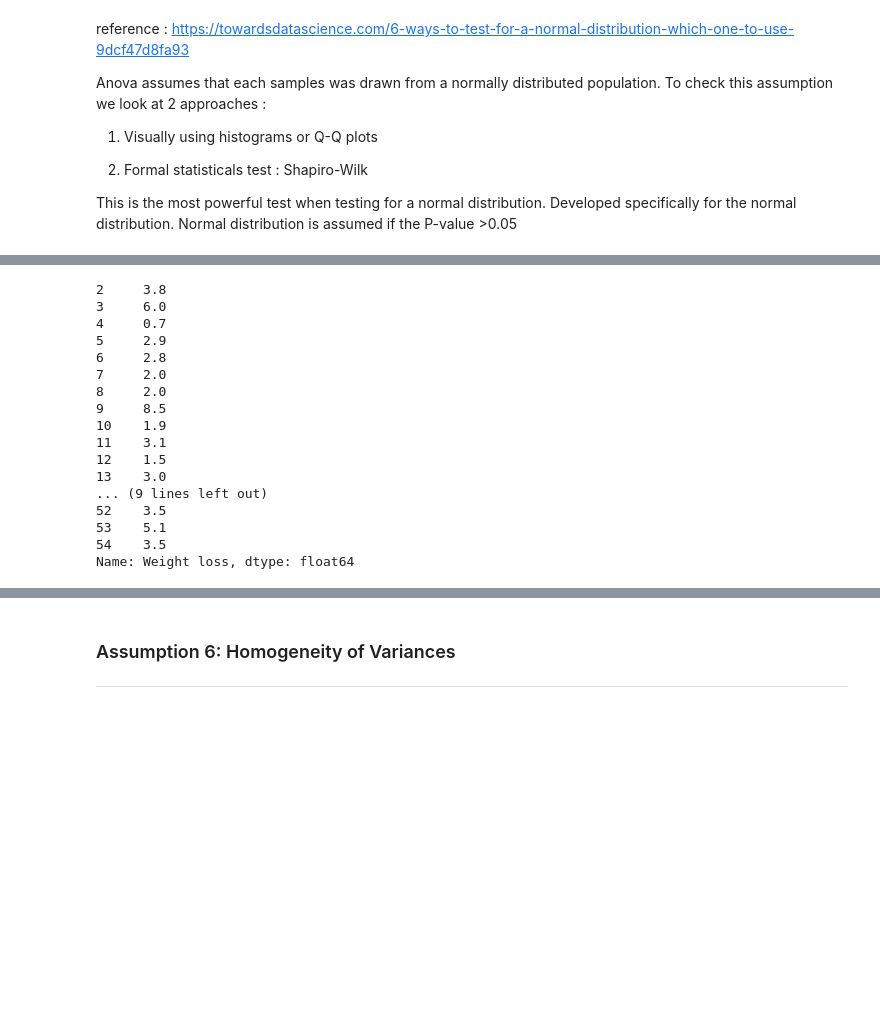
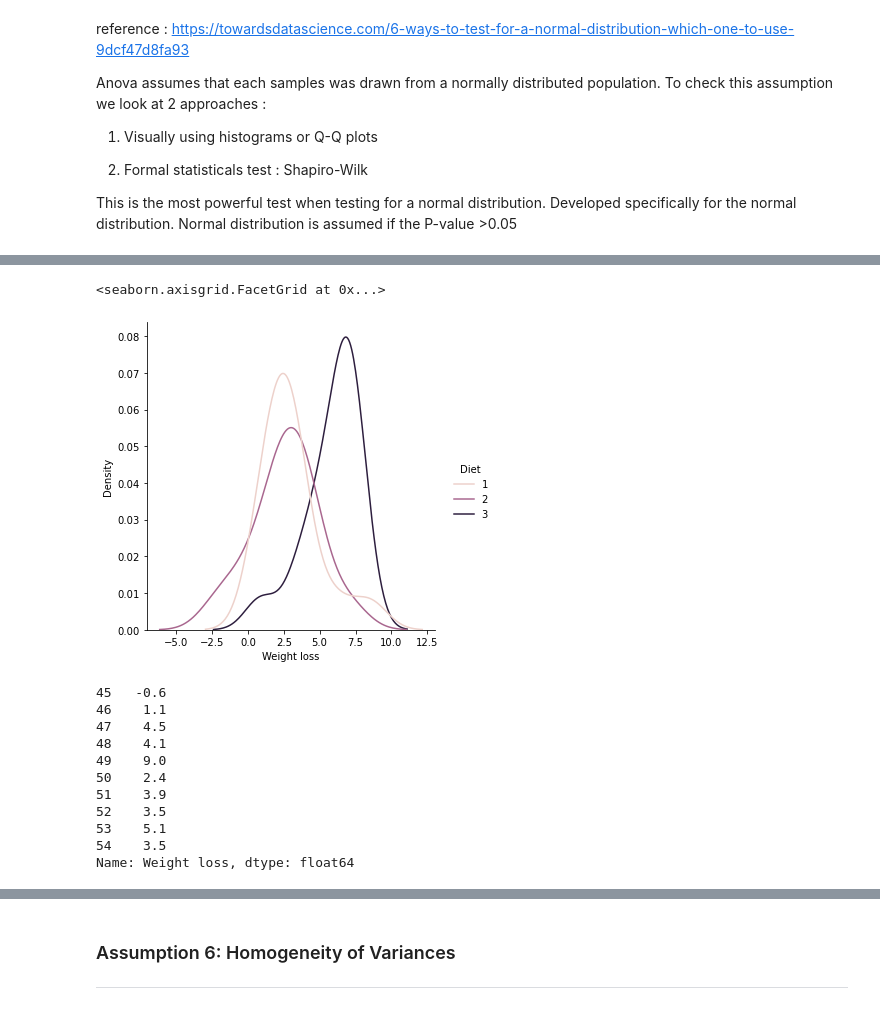
Before and after one commit to MichelleMoran431/Machine-learning-and-Statistics, a Jupyter notebook: Scipy Stats/scipy-stats.ipynb, the cells around one changed output, grey strips where cells are left out. Saved outputs shown, nothing was run; the diff lists cells and outputs as text; code cells hidden in the pictures; blank space fills up the shorter version.

```diff
--- a/Scipy Stats/scipy-stats.ipynb
+++ b/Scipy Stats/scipy-stats.ipynb
@@ -156,0 +250,4 @@ Name: Weight loss, Length: 78, dtype: float64
+# %%
+# The dependent variable.  Gender = Female
+dependentF= df['Weight loss'][df.gender=='0']
+dependentF
@@ -189,0 +327,4 @@ Name: Diet, Length: 78, dtype: int64
+# %%
+# Independent variable. Gender = Female
+independentF = df['Diet'][df.gender=='0']
+independentF
@@ -265,21 +425,21 @@ sns.displot(x=dependent, hue=independent1, kind="kde")
+# %%
+# KDEs of the three categories.
+sns.displot(x=dependentF, hue=independentF, kind="kde")
+# %% [output]
+<seaborn.axisgrid.FacetGrid at 0x...>
+[figure, added]
 # %%
-# Extract the weight losses for diet 1.
-Weightloss_1 = dependent[independent1 == 1]
+# Extract the Male weight losses for diet 1.
+Weightloss_1 = dependentM[independentM == 1]
 Weightloss_1
 # %% [output]
-2     3.8
-3     6.0
-4     0.7
-5     2.9
-6     2.8
-7     2.0
-8     2.0
-9     8.5
-10    1.9
-11    3.1
-12    1.5
-13    3.0
-... (9 lines left out)
+45   -0.6
+46    1.1
+47    4.5
+48    4.1
+49    9.0
+50    2.4
+51    3.9
 52    3.5
 53    5.1
 54    3.5
```
Also changed, not shown: parts of 63 cells of this notebook, 2 other files.
